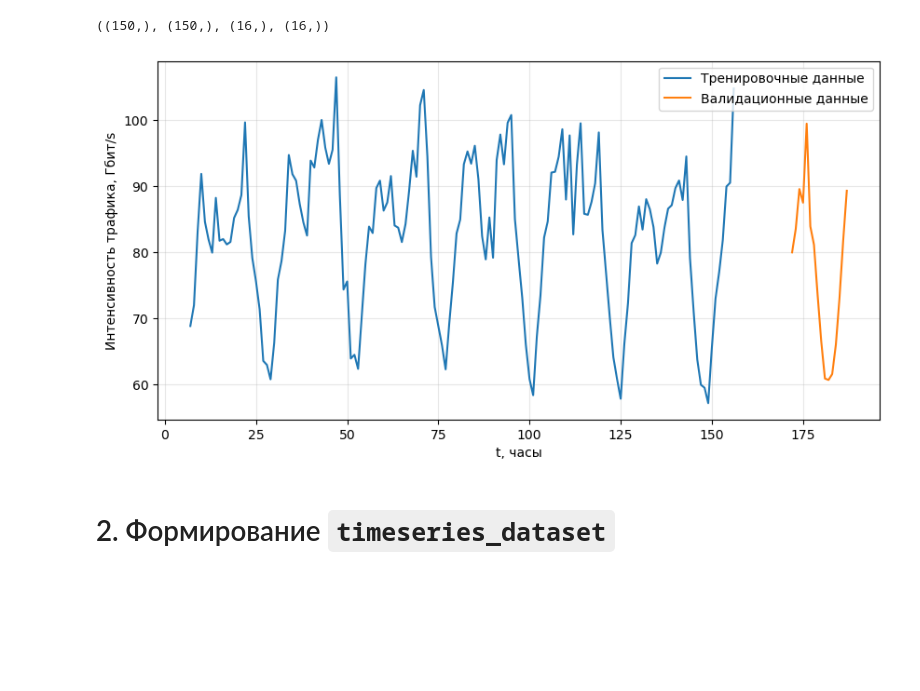
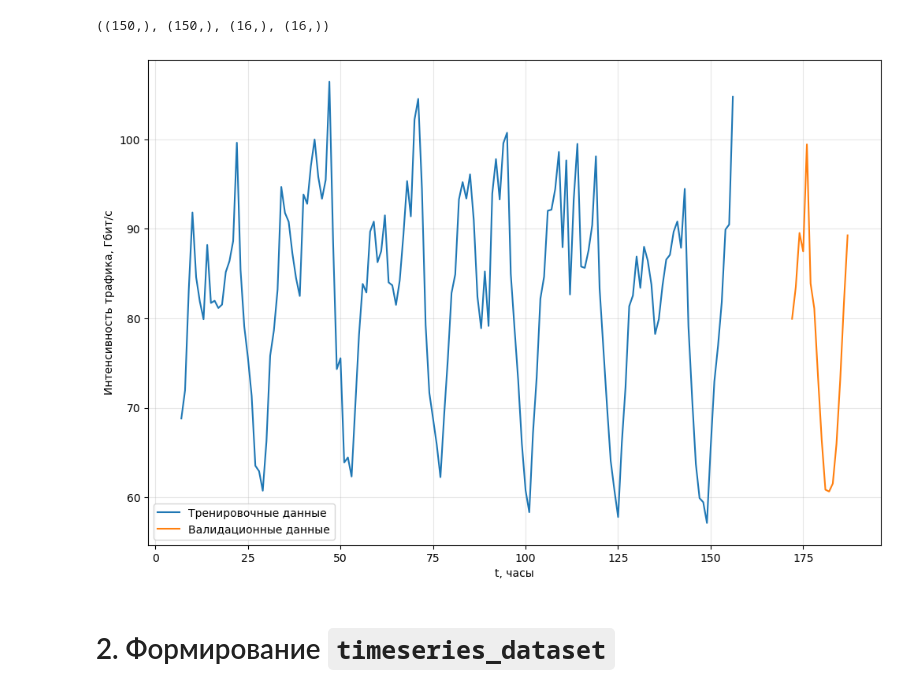
Before and after one commit to dnlygvtv/02_Python_for_Neural_Networks, a Jupyter notebook: HW/HW_5.ipynb, the cells around one changed output. Drawn from its saved outputs; the diff is of its cells as text; code cells hidden in the pictures; blank space fills up the shorter version.

```diff
--- a/HW/HW_5.ipynb
+++ b/HW/HW_5.ipynb
@@ -111,18 +111,18 @@ X_train.shape, y_train.shape, X_val.shape, y_val.shape
 # %% [output]
 ((150,), (150,), (16,), (16,))
 # %%
-plt.figure(figsize=(10,5))
+plt.figure(figsize=(12,8))
 plt.plot(range(hist, y_train.shape[0] + hist), y_train, label='Тренировочные данные')
 plt.plot(range(y_train.shape[0] + hist + bias + future,
                y_train.shape[0] + hist + bias + future + y_val.shape[0]),
                y_val,
                label='Валидационные данные')
 plt.grid('on', alpha=.3)
 plt.xlabel('t, часы')
-plt.ylabel('Интенсивность трафика, Гбит/s')
+plt.ylabel('Интенсивность трафика, Гбит/c')
 plt.legend(loc='best');
 # %% [output]
-[figure, old version]
+[figure, new version]
 # %% [markdown]
 # 2. Формирование `timeseries_dataset`
 # %%
```
Also changed, not shown: parts of 2 cells of this notebook.
